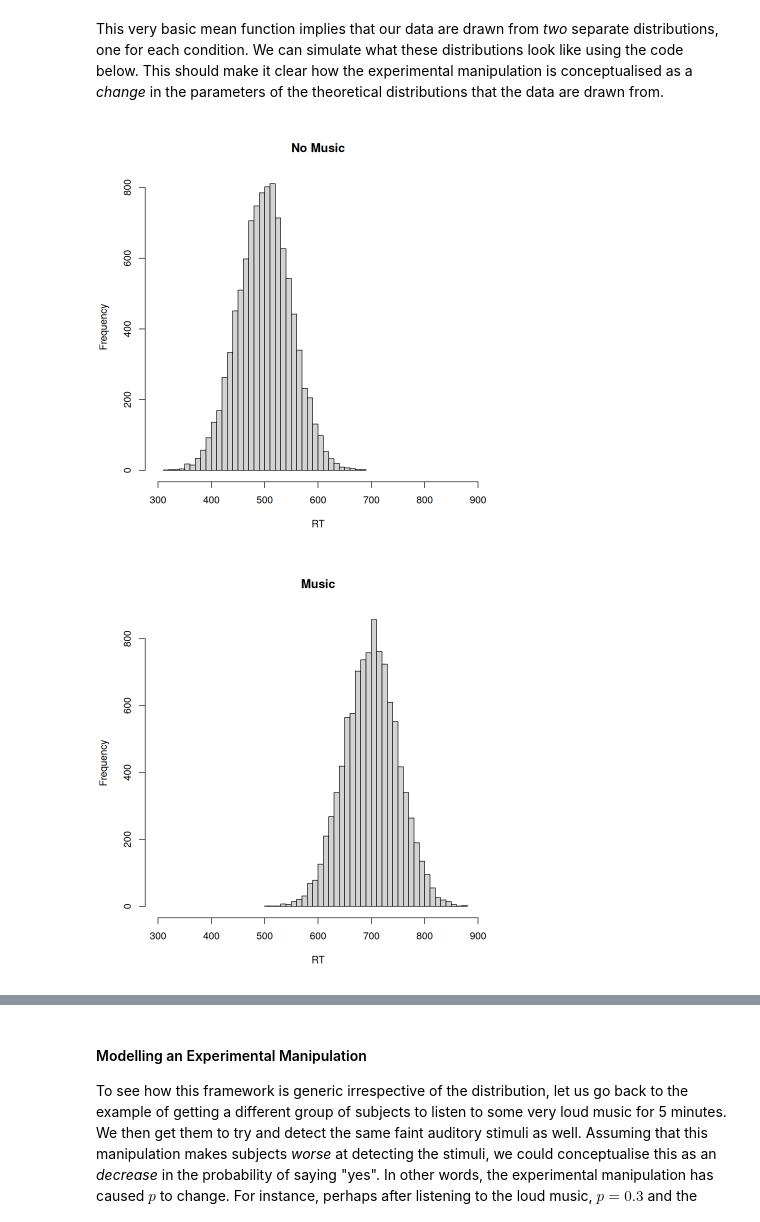
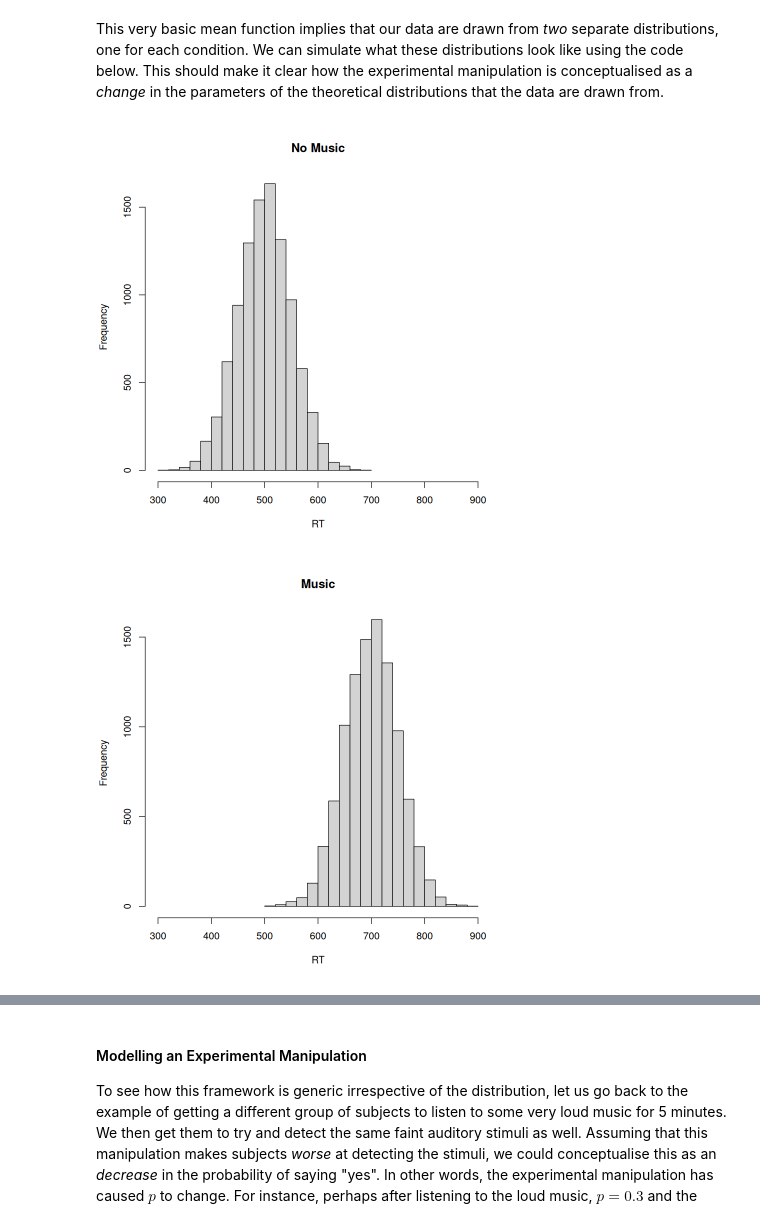
Before and after one commit to PCHN63101-Advanced-Data-Skills/Principles-Stat-Modelling, a Jupyter notebook: _build/jupyter_execute/modelling-workshop.ipynb, the cells around one changed output, grey strips where cells are left out. Drawn from its saved outputs; the diff is of its cells as text; code cells hidden in the pictures.

```diff
--- a/_build/jupyter_execute/modelling-workshop.ipynb
+++ b/_build/jupyter_execute/modelling-workshop.ipynb
@@ -119,4 +119,4 @@ As with the binomial example, we can use `R` to simulate 50 subjects from this e
 # %%
-y <- rnorm(n=50, mean=500, sd=50)
+y <- rnorm(n=20, mean=500, sd=50)
 y
 # %% [output]
@@ -165,7 +161,7 @@ As an example, the code below shows 9 instances of drawing data from a normal di
 # %%
 n     <- 5
 mu    <- 5
-sigma <- 2
+sigma <- 8
 
 par(mfrow=c(3,3))
 
@@ -174,7 +170,8 @@ for (i in 1:9){
     sample.mu    <- mean(y)
     sample.sigma <- sd(y)
 
-    hist(y, main=paste0("mean=",round(sample.mu,2)," sd=",round(sample.sigma,2)))
+    hist(y, main=paste0("mean=",round(sample.mu,2),
+                        " sd=", round(sample.sigma,2)))
 }
 
 par(mfrow=c(1,1)) # reset the display
@@ -341,12 +336,21 @@ So now, based on the information passed in `x`, we have simulated data where the
 # %% [markdown]
 This very basic mean function implies that our data are drawn from *two* separate distributions, one for each condition. We can simulate what these distributions look like using the code below. This should make it clear how the experimental manipulation is conceptualised as a *change* in the parameters of the theoretical distributions that the data are drawn from.
 # %%
-y.nomusic <- rnorm(n=10000, mean=500, sd=50)
-y.music   <- rnorm(n=10000, mean=700, sd=50)
-hist(y.nomusic, xlim=c(300,900), breaks=50, main="No Music", xlab="RT")
-hist(y.music,   xlim=c(300,900), breaks=50, main="Music",    xlab="RT")
+nsims     <- 10000
+y.nomusic <- rep(0,nsims)
+y.music   <- rep(0,nsims)
+x.nomusic <- rep("nomusic",nsims)
+x.music   <- rep("music",nsims)
+
+for (i in 1:nsims){
+    y.nomusic[i] <- rnorm(n=1, mean=mean.func(i,x.nomusic), sd=sqrt(var.func(i,x.nomusic)))
+    y.music[i]   <- rnorm(n=1, mean=mean.func(i,x.music),   sd=sqrt(var.func(i,x.music)))
+}
+
+hist(y.nomusic, xlim=c(300,900), main="No Music", xlab="RT")
+hist(y.music,   xlim=c(300,900), main="Music",    xlab="RT")
 # %% [output]
-[figure, old version]
+[figure, new version]
-[figure, old version]
+[figure, new version]
 # %% [markdown]
 <div class="alert alert-block alert-danger">
```
Also changed, not shown: parts of 41 cells of this notebook, 30 other files.
